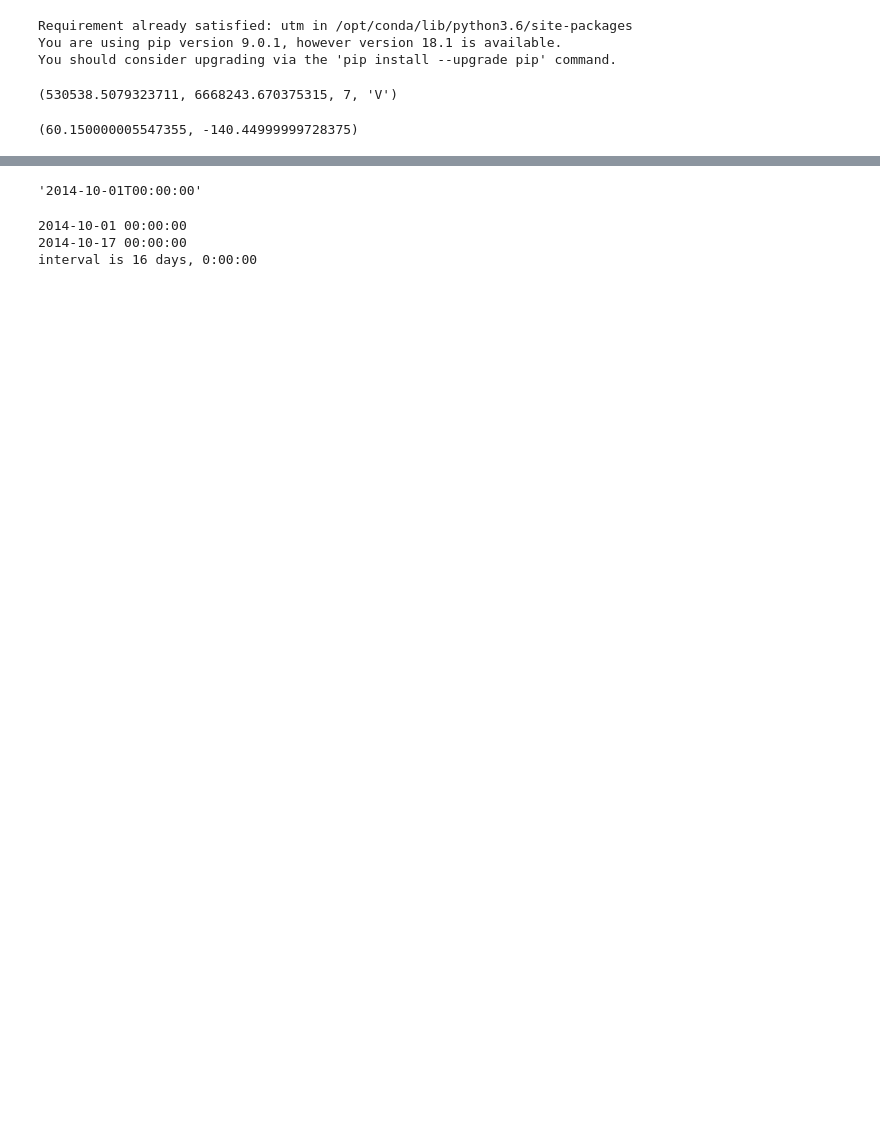
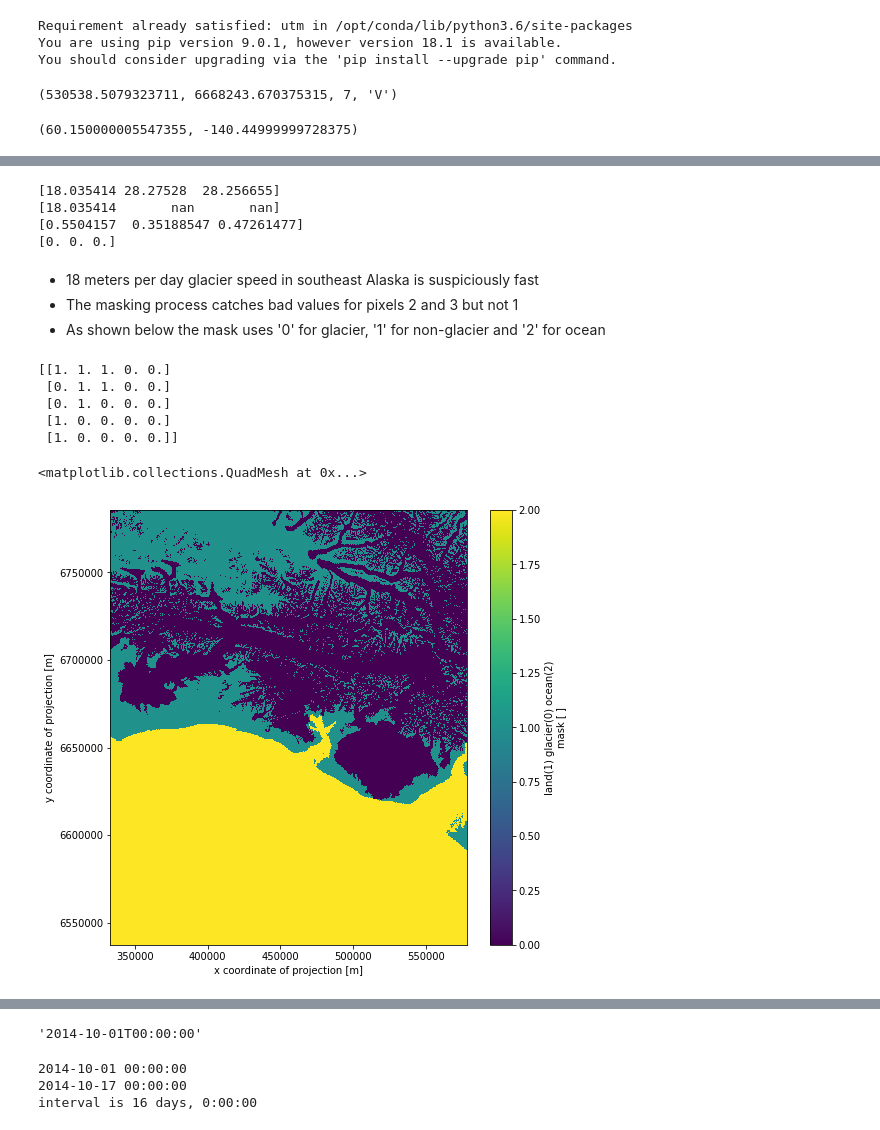
Before and after one commit to pangeo-data/cmr, a Jupyter notebook: golive.ipynb, the cells around one changed output, grey strips where cells are left out. Saved outputs shown, nothing was run; the diff lists cells and outputs as text; code cells hidden in the pictures; blank space fills up the shorter version.

```diff
--- a/golive.ipynb
+++ b/golive.ipynb
@@ -518,2 +422,27 @@ values may live in the dataset disguised as good values.
+# %%
+print(m[0]['vv'][493,650:653].values)             # straightforward speeds
+print(m[0]['vv_masked'][493,650:653].values)      # masked speeds
+print(m[0]['corr'][493,650:653].values)           # correlation values for the speed calculation
+print(m[0]['lgo_mask'][493,650:653].values)       # mask values
+# %% [output]
+[18.035414 28.27528  28.256655]
+[18.035414       nan       nan]
+[0.5504157  0.35188547 0.47261477]
+[0. 0. 0.]
+# %% [markdown]
+* 18 meters per day glacier speed in southeast Alaska is suspiciously fast
+* The masking process catches bad values for pixels 2 and 3 but not 1
+* As shown below the mask uses '0' for glacier, '1' for non-glacier and '2' for ocean
+# %%
+print(m[0]['lgo_mask'][0:5,0:5].values)
+m[0].lgo_mask.plot(figsize=(8,8))
+# %% [output]
+[[1. 1. 1. 0. 0.]
+ [0. 1. 1. 0. 0.]
+ [0. 1. 0. 0. 0.]
+ [1. 0. 0. 0. 0.]
+ [1. 0. 0. 0. 0.]]
+<matplotlib.collections.QuadMesh at 0x...>
+[figure, added]
 # %%
 # The y's are in the 6.6 million range, the x's are in the 500,000 range.
```
Also changed, not shown: parts of 45 cells of this notebook.
